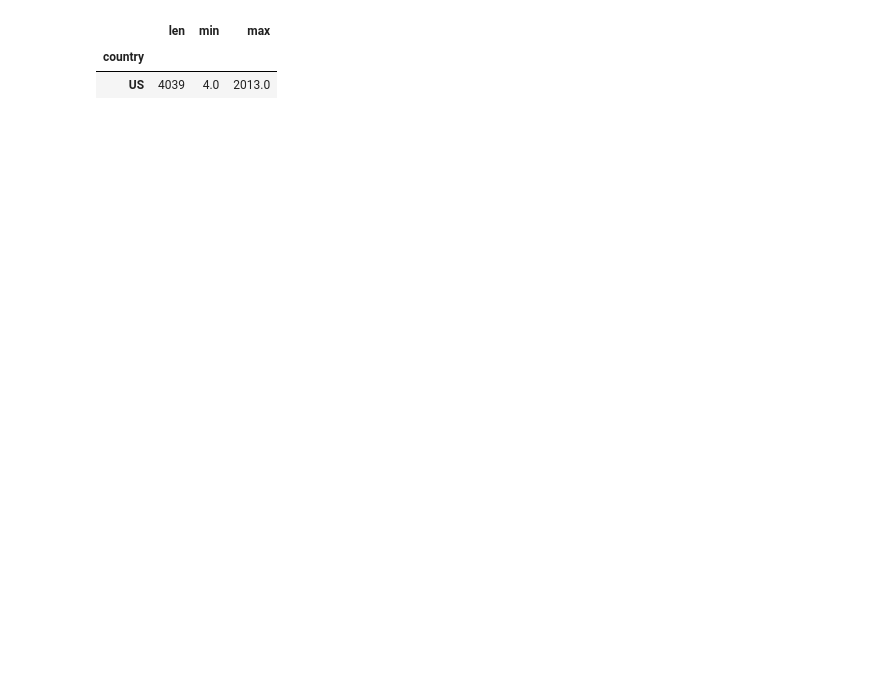
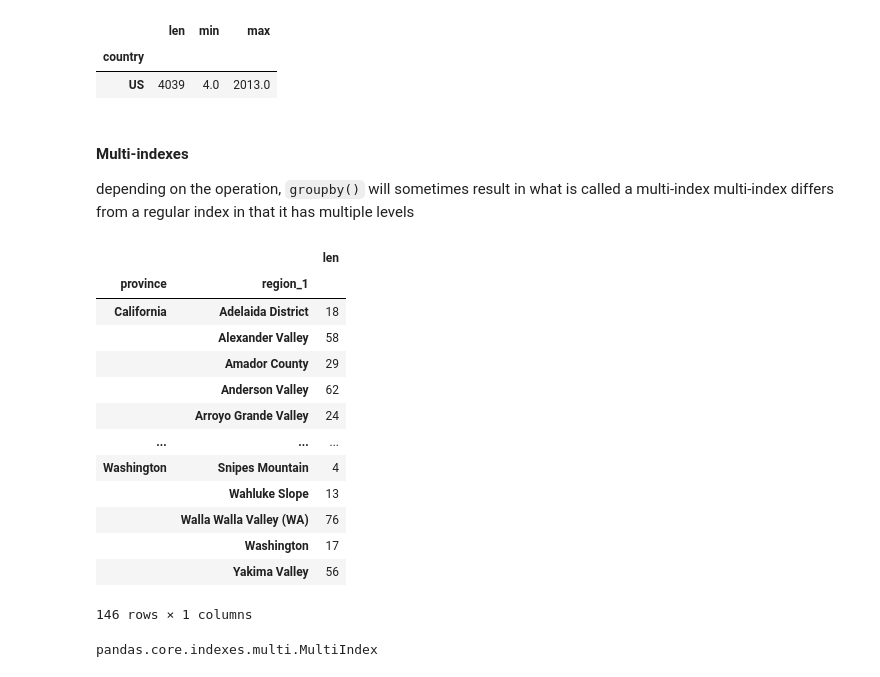
Before and after one commit to mezenka/Pandas_practice, a Jupyter notebook: pandas_kaggle.ipynb, the cells around one changed output. Drawn from its saved outputs; the diff is of its cells as text; code cells hidden in the pictures; blank space fills up the shorter version.

```diff
--- a/pandas_kaggle.ipynb
+++ b/pandas_kaggle.ipynb
@@ -742,3 +742,30 @@ reviews.groupby(['country']).price.agg([len, min, max])
 |  | len | min | max |
 | country |  |  |  |
 | US | 4039 | 4.0 | 2013.0 |
+# %% [markdown]
+#### **Multi-indexes**
+depending on the operation, `groupby()` will sometimes result in what is called a multi-index
+multi-index differs from a regular index in that it has multiple levels
+# %%
+provinces_reviewed = reviews.groupby(['province', 'region_1']).description.agg([len])
+provinces_reviewed
+# %% [output]
+|  |  | len |
+| province | region_1 |  |
+| California | Adelaida District | 18 |
+|  | Alexander Valley | 58 |
+|  | Amador County | 29 |
+|  | Anderson Valley | 62 |
+|  | Arroyo Grande Valley | 24 |
+| ... | ... | ... |
+| Washington | Snipes Mountain | 4 |
+|  | Wahluke Slope | 13 |
+|  | Walla Walla Valley (WA) | 76 |
+|  | Washington | 17 |
+|  | Yakima Valley | 56 |
+146 rows × 1 columns
+# %%
+mi = provinces_reviewed.index
+type(mi)
+# %% [output]
+pandas.core.indexes.multi.MultiIndex
```
Also changed, not shown: parts of 6 cells of this notebook.
